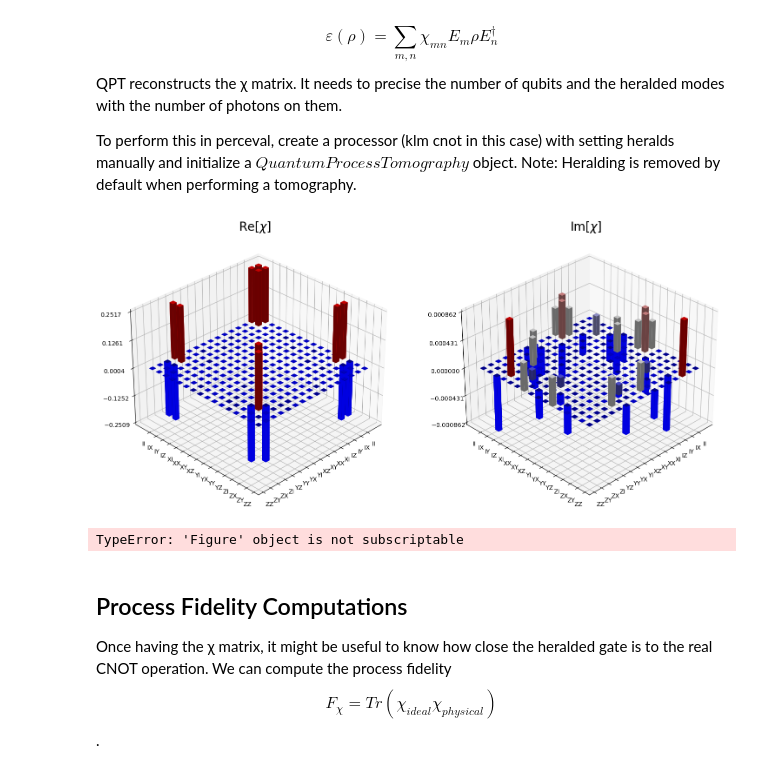
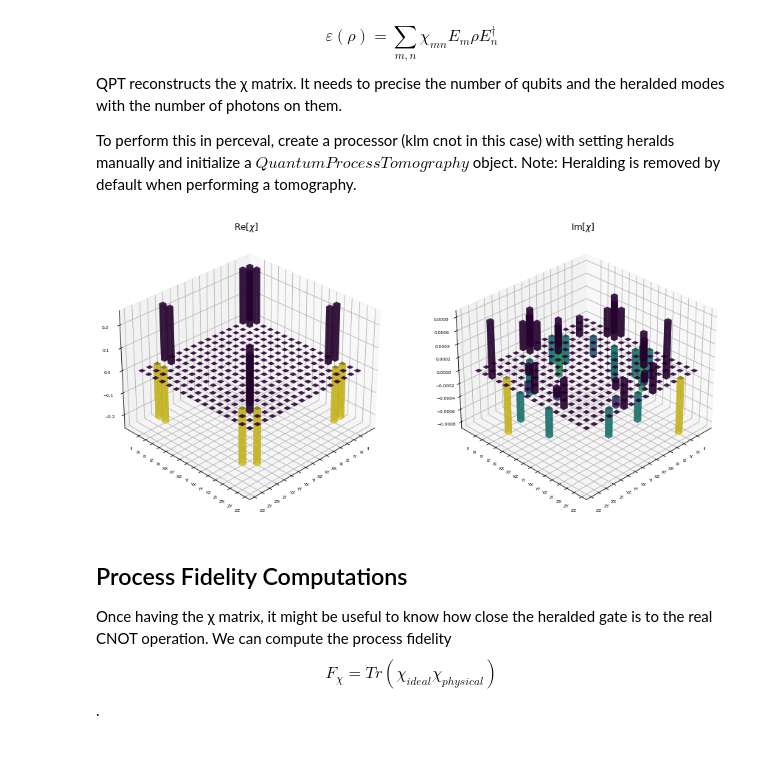
Before and after one commit to Quandela/Perceval, a Jupyter notebook: docs/source/notebooks/Tomography_walkthrough.ipynb, the cells around one changed output. Saved outputs shown, nothing was run; the diff lists cells and outputs as text; code cells hidden in the pictures.

Commit message:
PCVL-553 pdisplay for tomography (#304)

```diff
--- a/docs/source/notebooks/Tomography_walkthrough.ipynb
+++ b/docs/source/notebooks/Tomography_walkthrough.ipynb
@@ -37,10 +37,9 @@ Note: Heralding is removed by default when performing a tomography.
 # %%
 qpt = ProcessTomography(nqubit=2, operator_processor=cnot)
 chi_op = qpt.chi_matrix()  # computing the chi matrix
-pcvl.pdisplay(qpt)  # visualization of the same chi
+pcvl.pdisplay(qpt, render_size=(15,30))  # visualization of the same chi
 # %% [output]
-[figure, old version]
+[figure, new version]
-TypeError: 'Figure' object is not subscriptable
 # %% [markdown]
 ## Process Fidelity Computations
 
```
Also changed, not shown: parts of 6 cells of this notebook, 3 other files.
